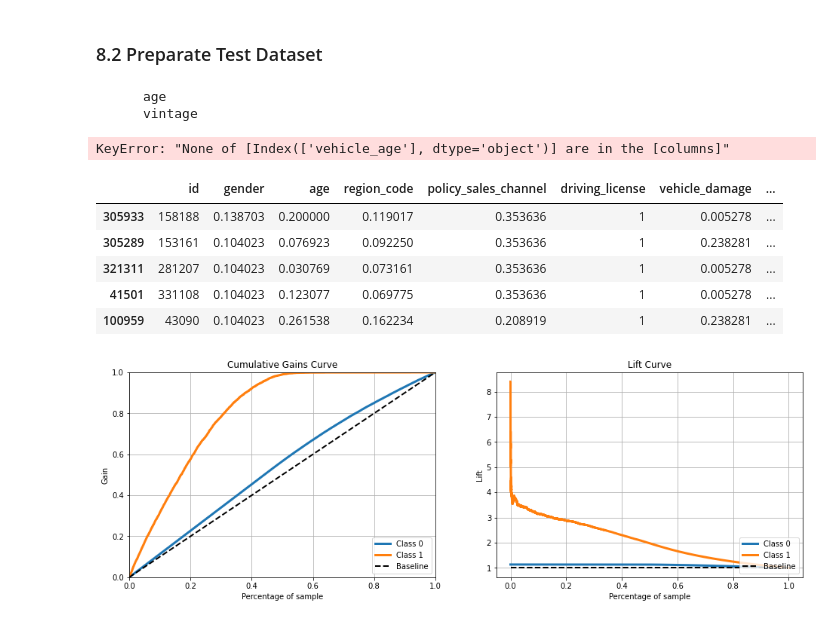
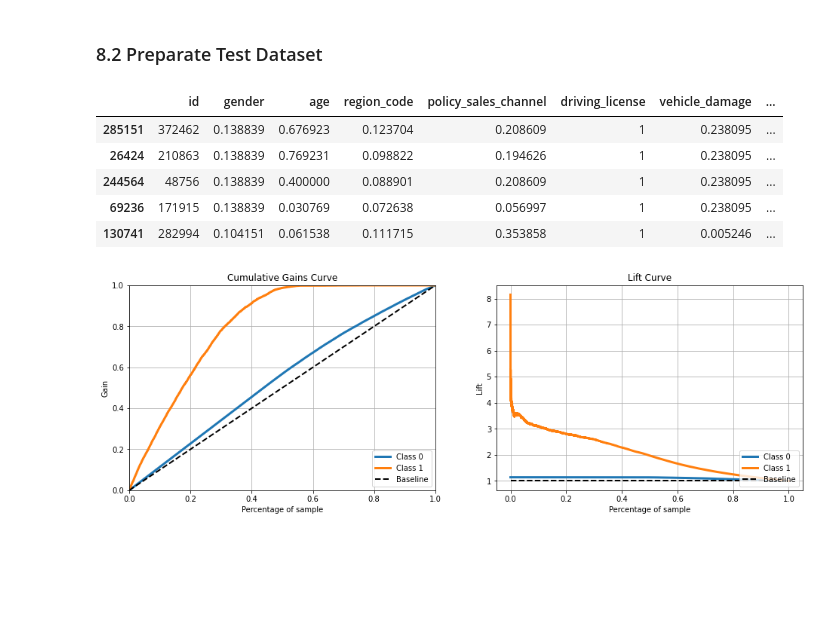
Before and after one commit to ArthurMesquita96/Insurance-Cross-Sell, a Jupyter notebook: insurance_cross_sell_notebook.ipynb, the cells around one changed output. Saved outputs shown, nothing was run; the diff lists cells and outputs as text; code cells hidden in the pictures; blank space fills up the shorter version.

```diff
--- a/insurance_cross_sell_notebook.ipynb
+++ b/insurance_cross_sell_notebook.ipynb
@@ -1025,20 +1026,16 @@ x_training_full.head()
 # %% [markdown]
 ### 8.2 Preparate Test Dataset
 # %%
-X_test = data_preparation(X_test,dict_preparation)
+test = data_preparation(X_test,dict_preparation)
-# %% [output]
-      age
-      vintage
-KeyError: "None of [Index(['vehicle_age'], dtype='object')] are in the [columns]"
 # %%
-X_test.head()
+test.head()
 # %% [output]
 |  | id | gender | age | region_code | policy_sales_channel | driving_license | vehicle_damage | ... |
-| 305933 | 158188 | 0.138703 | 0.200000 | 0.119017 | 0.353636 | 1 | 0.005278 | ... |
-| 305289 | 153161 | 0.104023 | 0.076923 | 0.092250 | 0.353636 | 1 | 0.238281 | ... |
-| 321311 | 281207 | 0.104023 | 0.030769 | 0.073161 | 0.353636 | 1 | 0.005278 | ... |
-| 41501 | 331108 | 0.104023 | 0.123077 | 0.069775 | 0.353636 | 1 | 0.005278 | ... |
-| 100959 | 43090 | 0.104023 | 0.261538 | 0.162234 | 0.208919 | 1 | 0.238281 | ... |
+| 285151 | 372462 | 0.138839 | 0.676923 | 0.123704 | 0.208609 | 1 | 0.238095 | ... |
+| 26424 | 210863 | 0.138839 | 0.769231 | 0.098822 | 0.194626 | 1 | 0.238095 | ... |
+| 244564 | 48756 | 0.138839 | 0.400000 | 0.088901 | 0.208609 | 1 | 0.238095 | ... |
+| 69236 | 171915 | 0.138839 | 0.030769 | 0.072638 | 0.056997 | 1 | 0.238095 | ... |
+| 130741 | 282994 | 0.104151 | 0.061538 | 0.111715 | 0.353858 | 1 | 0.005246 | ... |
 # %%
 # model definition
 xgb_model = xgb.XGBClassifier(n_estimators = 100)
```
Also changed, not shown: parts of 32 cells of this notebook, 22 other files.
